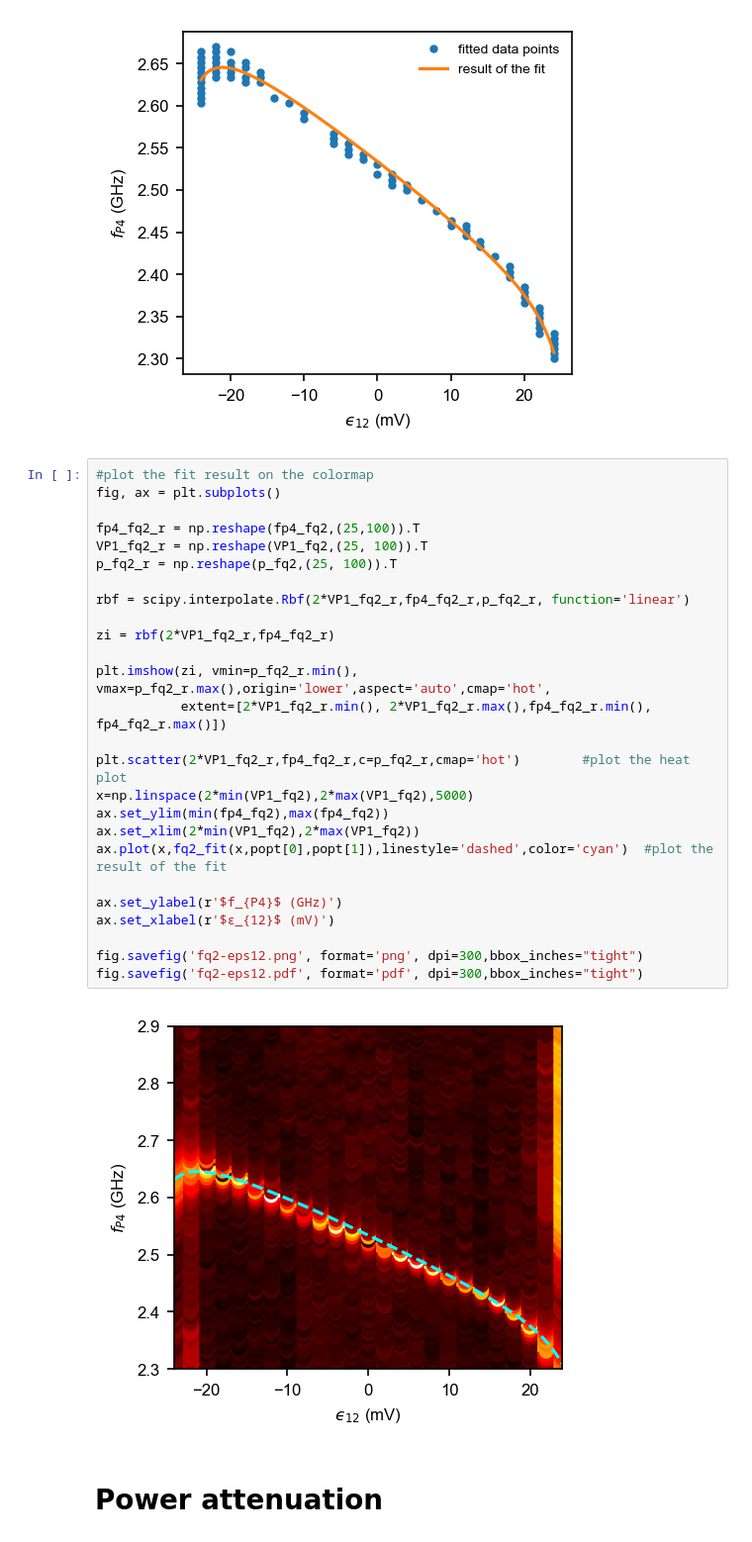
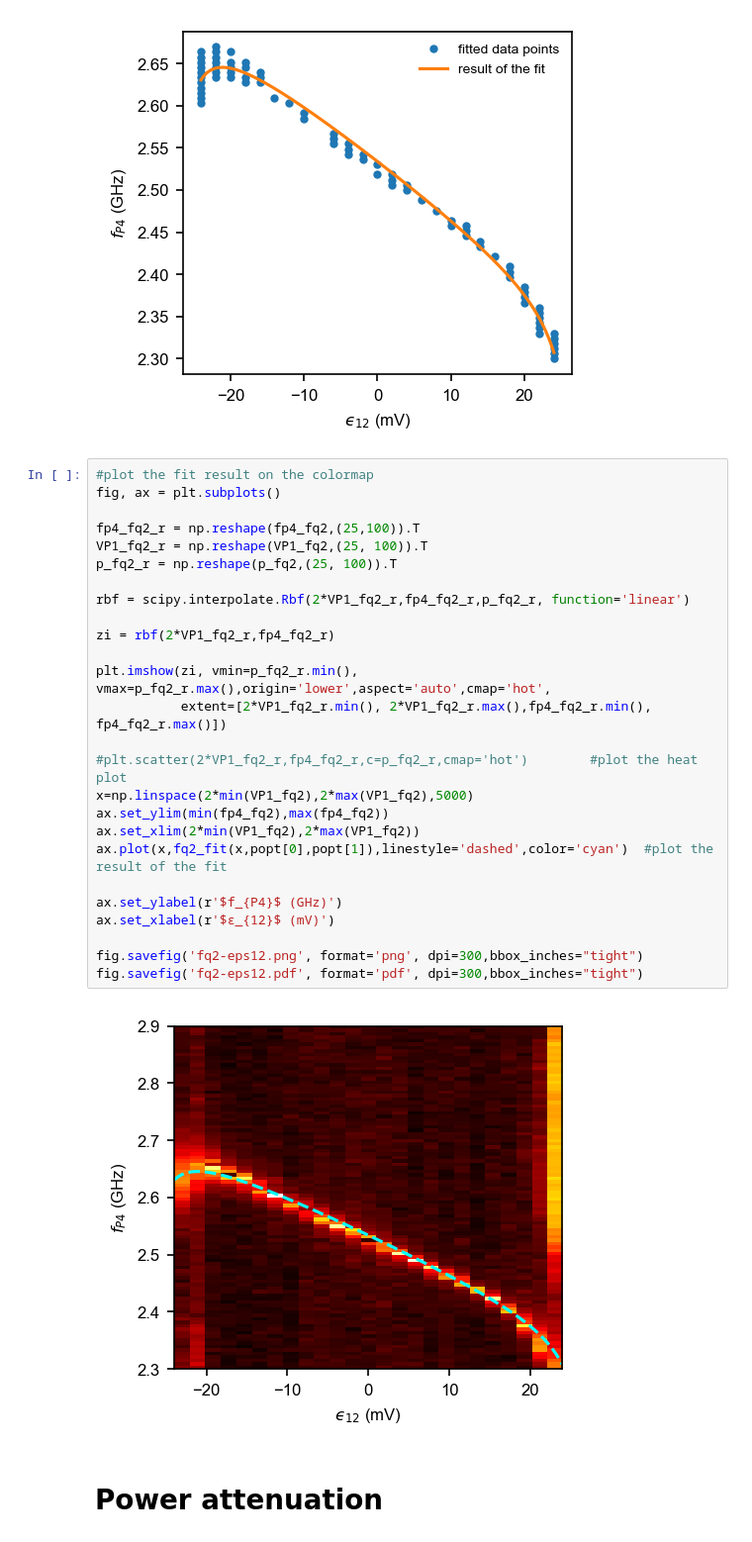
Before and after one commit to valentinjohn/bichromatic-driving, a Jupyter notebook: Fitting_the_anticrossings.ipynb, the cells around one changed output. Shown at 99% size. Cells and saved outputs as stored; diff of their text form.

Commit message:
Updated figure S6

```diff
--- a/Fitting_the_anticrossings.ipynb
+++ b/Fitting_the_anticrossings.ipynb
@@ -154,31 +154,31 @@ g20, B2-A2 (1/mV)
 # %%
 #plot the fit result on the colormap
 fig, ax = plt.subplots()
 
 fp4_fq2_r = np.reshape(fp4_fq2,(25,100)).T
 VP1_fq2_r = np.reshape(VP1_fq2,(25, 100)).T
 p_fq2_r = np.reshape(p_fq2,(25, 100)).T
 
 rbf = scipy.interpolate.Rbf(2*VP1_fq2_r,fp4_fq2_r,p_fq2_r, function='linear')
 
 zi = rbf(2*VP1_fq2_r,fp4_fq2_r)
 
 plt.imshow(zi, vmin=p_fq2_r.min(), vmax=p_fq2_r.max(),origin='lower',aspect='auto',cmap='hot',
            extent=[2*VP1_fq2_r.min(), 2*VP1_fq2_r.max(),fp4_fq2_r.min(), fp4_fq2_r.max()])
 
-plt.scatter(2*VP1_fq2_r,fp4_fq2_r,c=p_fq2_r,cmap='hot')        #plot the heat plot
+#plt.scatter(2*VP1_fq2_r,fp4_fq2_r,c=p_fq2_r,cmap='hot')        #plot the heat plot
 x=np.linspace(2*min(VP1_fq2),2*max(VP1_fq2),5000)
 ax.set_ylim(min(fp4_fq2),max(fp4_fq2))
 ax.set_xlim(2*min(VP1_fq2),2*max(VP1_fq2))
 ax.plot(x,fq2_fit(x,popt[0],popt[1]),linestyle='dashed',color='cyan')  #plot the result of the fit
 
 ax.set_ylabel(r'$f_{P4}$ (GHz)')
 ax.set_xlabel(r'$ϵ_{12}$ (mV)')
 
 fig.savefig('fq2-eps12.png', format='png', dpi=300,bbox_inches="tight")
 fig.savefig('fq2-eps12.pdf', format='pdf', dpi=300,bbox_inches="tight")
 # %% [output]
-[figure, old version]
+[figure, new version]
 # %% [markdown]
 # Power attenuation
 # %%
```
Also changed, not shown: parts of 1 cell of this notebook.
